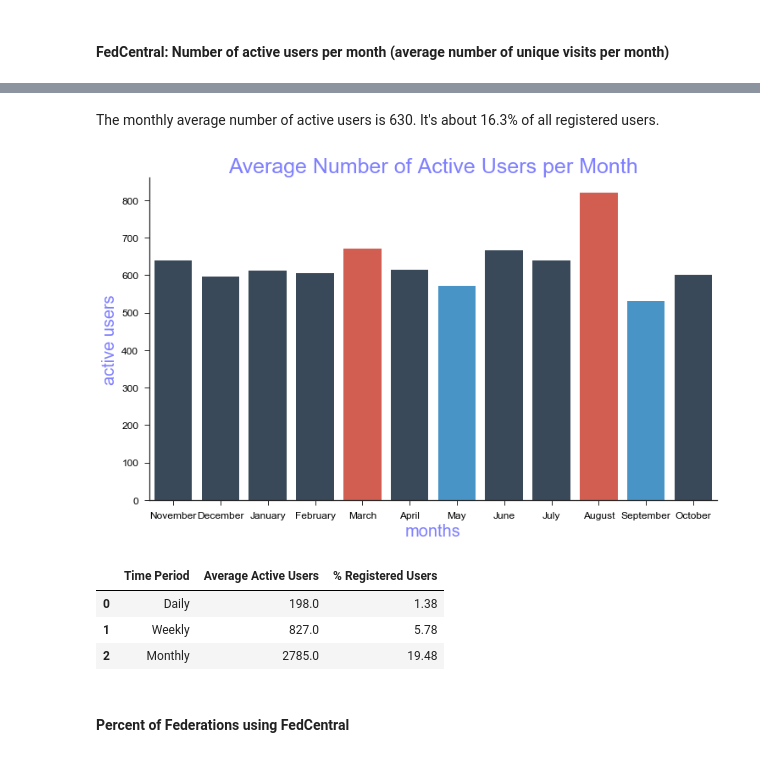
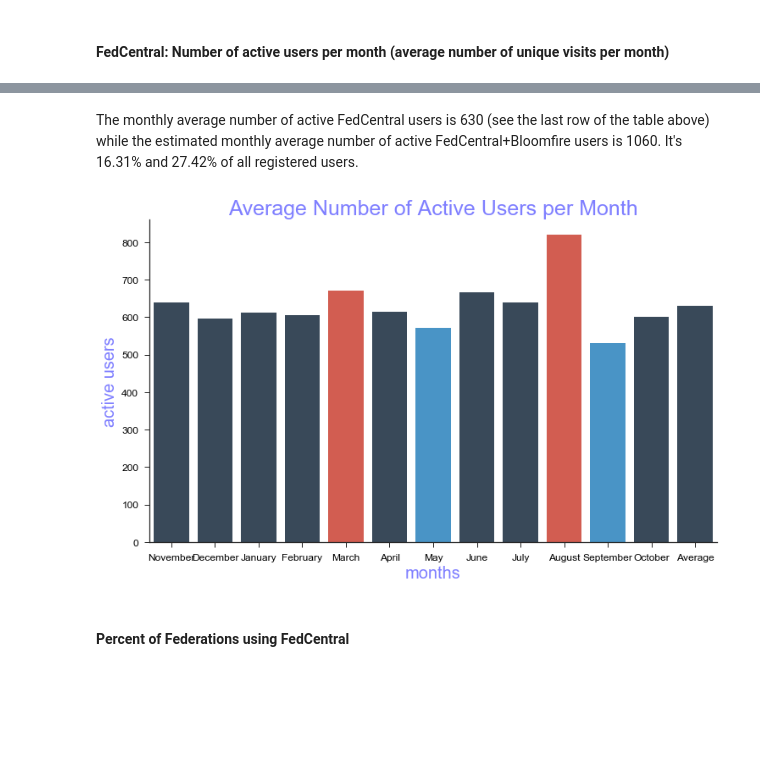
Before and after one commit to olga0503/DATA602hw1, a Jupyter notebook: FedCentral Analytics .ipynb, the cells around one changed output, grey strips where cells are left out. Drawn from its saved outputs; the diff is of its cells as text; code cells hidden in the pictures; blank space fills up the shorter version.

```diff
--- a/FedCentral Analytics .ipynb
+++ b/FedCentral Analytics .ipynb
@@ -21,7 +51,7 @@ from wordcloud import WordCloud, STOPWORDS
 # %%
 fedcentral_users = pd.read_csv('Fedcentral_users.csv')
 federations = pd.read_csv('federations.csv')
-total_users = len(fedcentral_users)
+total_users = len(fedcentral_users)*80/100
 print(total_users)
 fedcentral_users['Date Joined'] = fedcentral_users['Date Joined'].str.split(' ',expand=True)[0]
 fedcentral_users['Last Login'] = fedcentral_users['Last Login'].str.split(' ',expand=True)[0]
@@ -218,29 +294,29 @@ round(active_users_monthly['Active Users'].mean(),0)/total_users
 # %% [markdown]
-The monthly average number of active users is 630. It's about 16.3% of all registered users.
+The monthly average number of active FedCentral users is 630 (see the last row of the table above) while the estimated monthly average number of active FedCentral+Bloomfire users is 1060. It's 16.31% and 27.42% of all registered users.
 # %%
 sns.set(style="ticks")
 
 flatui = ["#34495e", "#34495e", "#34495e", "#34495e", "#e74c3c", "#34495e","#3498db","#34495e","#34495e","#e74c3c","#3498db","#34495e"]
 
 # This Function takes as input a custom palette
-g = sns.barplot(x="Date", y="Active Users", palette=sns.color_palette(flatui),data=active_users_monthly,ci=None)
+g = sns.barplot(x="Month", y="# Active FedCentral Users", palette=sns.color_palette(flatui),data=active_users_monthly,ci=None)
 
 # remove the top and right line in graph
 sns.despine()
 
 # Set the size of the graph from here
 g.figure.set_size_inches(12,7)
 # Set the Title of the graph from here
 g.axes.set_title('Average Number of Active Users per Month',
     fontsize=25,color="b",alpha=0.5)
 # Set the xlabel of the graph from here
 g.set_xlabel("months",size = 20,color="b",alpha=0.5)
 # Set the ylabel of the graph from here
 g.set_ylabel("active users",size = 20,color="b",alpha=0.5)
 # Set the ticklabel size and color of the graph from here
 g.tick_params(labelsize=12,labelcolor="black")
 # %% [output]
-[figure, old version]
+[figure, new version]
 # %%
 active_users_fedcentral = pd.DataFrame()
 active_users_fedcentral['Time Period'] = ['Daily','Weekly','Monthly']
@@ -272,12 +348,6 @@ views_user = pd.concat([views1_user,views2_user,views3_user,views4_user,views5_u
 
 active_users_fedcentral['Average Active Users'] = [users_daily,users_weekly,users_monthly]
 active_users_fedcentral['% Registered Users'] = round(active_users_fedcentral['Average Active Users']/len(total_registered_fed),2)
-active_users_fedcentral
-# %% [output]
-|  | Time Period | Average Active Users | % Registered Users |
-| 0 | Daily | 198.0 | 1.38 |
-| 1 | Weekly | 827.0 | 5.78 |
-| 2 | Monthly | 2785.0 | 19.48 |
 # %% [markdown]
 #### Percent of Federations using FedCentral
 # %%
```
Also changed, not shown: parts of 27 cells of this notebook.
